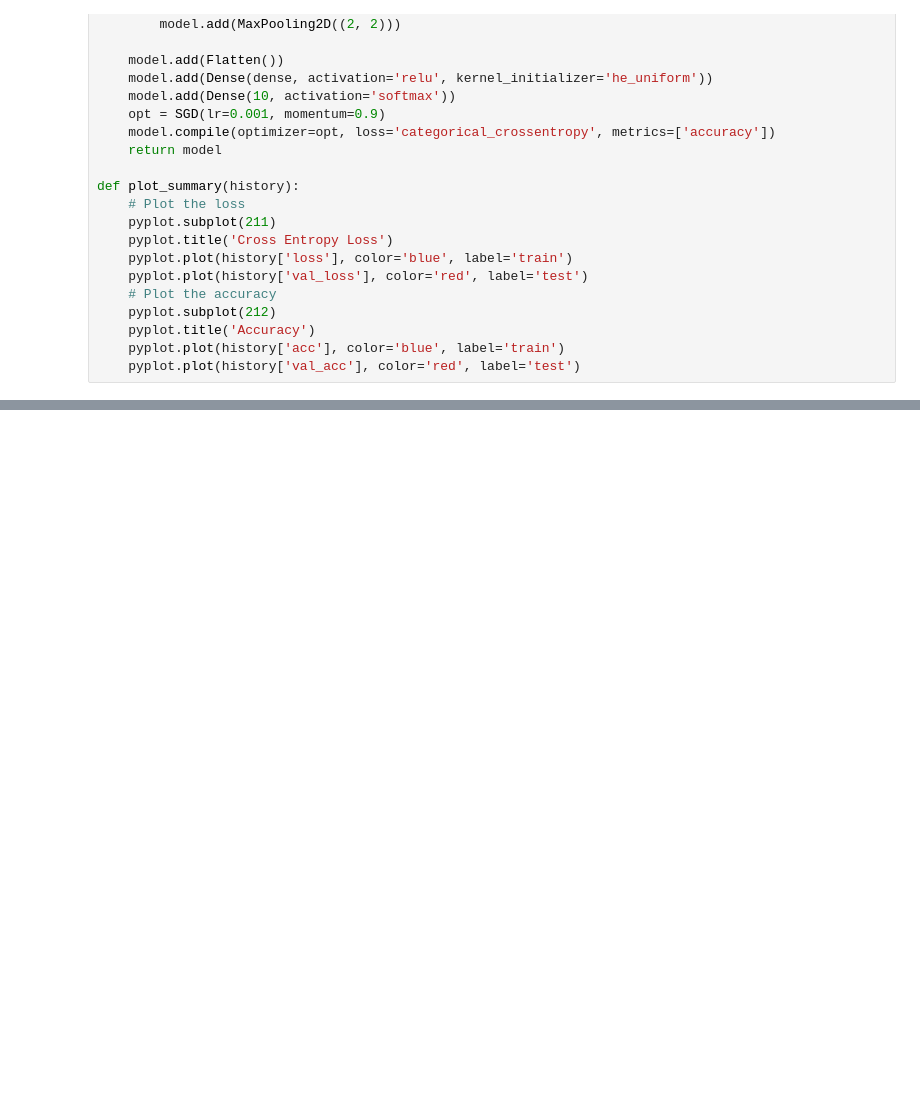
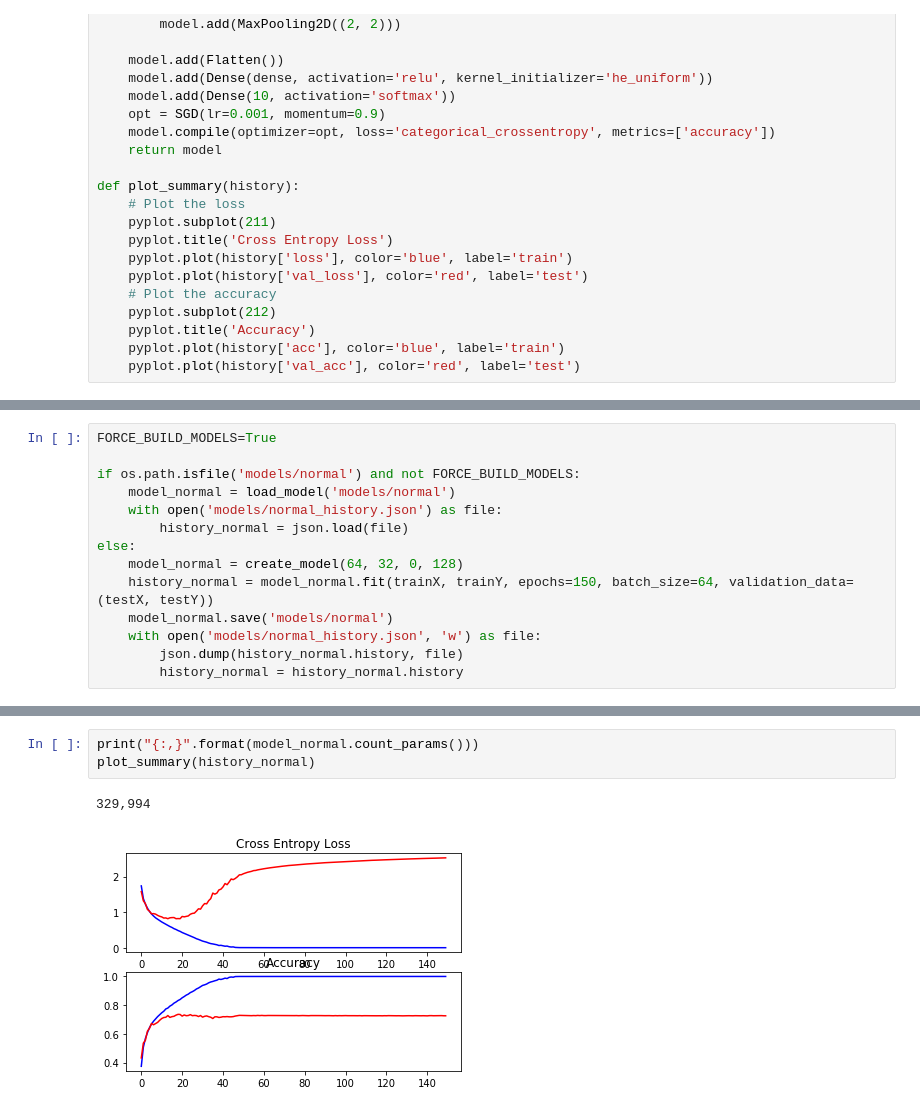
Before and after one commit to RoblabWh/WieLernenNeuronaleNetze, a Jupyter notebook: Memorization.ipynb, the cells around one changed output, grey strips where cells are left out. Saved outputs shown, nothing was run; the diff lists cells and outputs as text; blank space fills up the shorter version.

```diff
--- a/Memorization.ipynb
+++ b/Memorization.ipynb
@@ -137,0 +152,14 @@ plot_summary(history_small)
+# %%
+FORCE_BUILD_MODELS=True
+
+if os.path.isfile('models/normal') and not FORCE_BUILD_MODELS:
+    model_normal = load_model('models/normal')
+    with open('models/normal_history.json') as file:
+        history_normal = json.load(file)
+else:
+    model_normal = create_model(64, 32, 0, 128)
+    history_normal = model_normal.fit(trainX, trainY, epochs=150, batch_size=64, validation_data=(testX, testY))
+    model_normal.save('models/normal')
+    with open('models/normal_history.json', 'w') as file:
+        json.dump(history_normal.history, file)
+        history_normal = history_normal.history
@@ -137,0 +196,6 @@ plot_summary(history_small)
+# %%
+print("{:,}".format(model_normal.count_params()))
+plot_summary(history_normal)
+# %% [output]
+329,994
+[figure, added]
```
Also changed, not shown: parts of 7 cells of this notebook.
